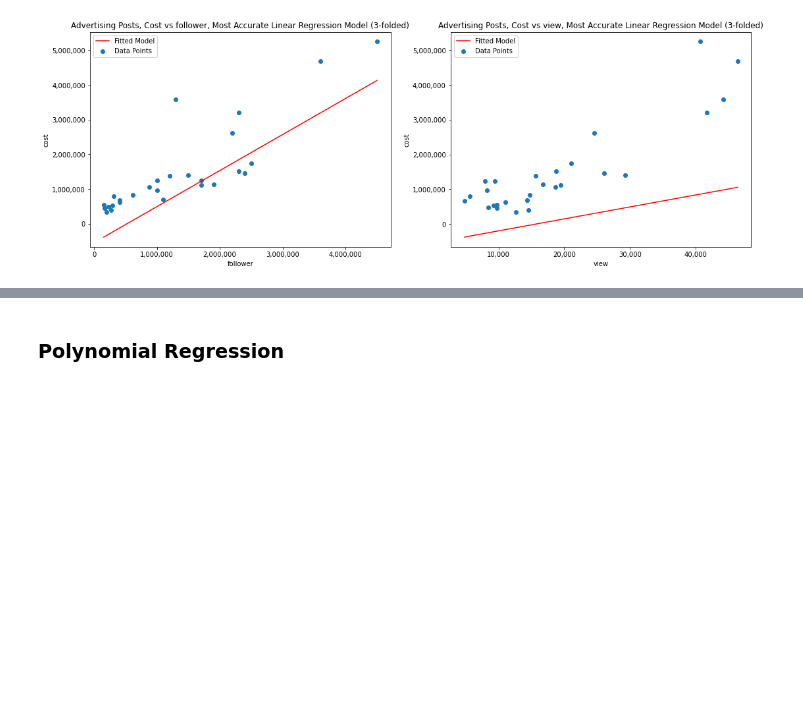
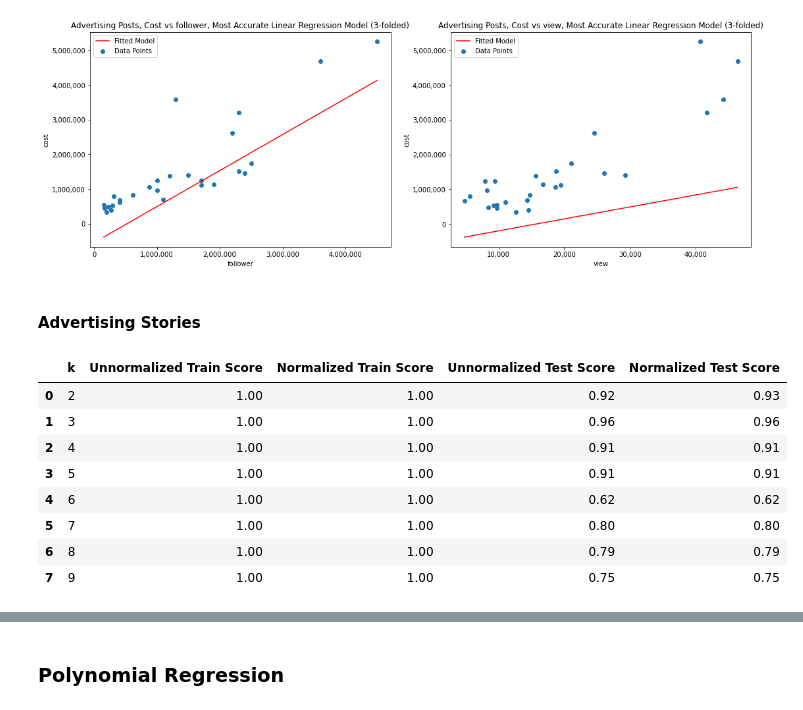
Before and after one commit to SimplyRamin/Pull-Up-Campaign-Analysis, a Jupyter notebook: Modeling.ipynb, the cells around one changed output, grey strips where cells are left out. Cells and saved outputs as stored; diff of their text form; code cells hidden in the pictures; blank space fills up the shorter version.

```diff
--- a/Modeling.ipynb
+++ b/Modeling.ipynb
@@ -178,3 +179,5 @@ for ax, feature in zip(axs, feature_lst):
 plt.show()
 # %% [output]
 [figure]
+# %% [markdown]
+#### Advertising Stories
@@ -180,0 +188,43 @@ plt.show()
+# %%
+temp_lst = []
+for i in tqdm(range(2, 10)):
+    kf = KFold(n_splits = i)
+    for train_index, test_index in kf.split(ad_story_x):
+        X_train, X_test = ad_story_x[train_index], ad_story_x[test_index]
+        y_train, y_test = ad_story_y[train_index], ad_story_y[test_index]
+        reg_lr_unnormalize = LinearRegression()
+        reg_lr_normalize = LinearRegression(normalize=True)
+        reg_lr_unnormalize.fit(X_train, y_train)
+        reg_lr_normalize.fit(X_train, y_train)
+        temp_lst2 = []
+        temp_lst2.append(i)
+        temp_lst2.append(reg_lr_unnormalize.score(X_train, y_train))
+        temp_lst2.append(reg_lr_normalize.score(X_train, y_train))
+        temp_lst2.append(reg_lr_unnormalize.score(X_test, y_test))
+        temp_lst2.append(reg_lr_normalize.score(X_test, y_test))
+        temp_lst.append(temp_lst2)
+
+temp_df = pd.DataFrame(temp_lst, columns=['k', 'Unnormalized Train Score', 'Normalized Train Score', 'Unnormalized Test Score', 'Normalized Test Score'])
+
+temp_lst = []
+for k in range(2, 10):
+    temp_lst2 = []
+    temp_lst2.append(k)
+    temp_lst2.append(np.round(np.mean(temp_df[(temp_df['k'] == k)]['Unnormalized Train Score']), decimals=4))
+    temp_lst2.append(np.round(np.mean(temp_df[(temp_df['k'] == k)]['Normalized Train Score']), decimals=4))
+    temp_lst2.append(np.round(np.mean(temp_df[(temp_df['k'] == k)]['Unnormalized Test Score']), decimals=4))
+    temp_lst2.append(np.round(np.mean(temp_df[(temp_df['k'] == k)]['Normalized Test Score']), decimals=4))
+    temp_lst.append(temp_lst2)
+
+reg_lr_eval_df = pd.DataFrame(temp_lst, columns=['k', 'Unnormalized Train Score', 'Normalized Train Score', 'Unnormalized Test Score', 'Normalized Test Score'])
+reg_lr_eval_df
+# %% [output]
+|  | k | Unnormalized Train Score | Normalized Train Score | Unnormalized Test Score | Normalized Test Score |
+| 0 | 2 | 1.00 | 1.00 | 0.92 | 0.93 |
+| 1 | 3 | 1.00 | 1.00 | 0.96 | 0.96 |
+| 2 | 4 | 1.00 | 1.00 | 0.91 | 0.91 |
+| 3 | 5 | 1.00 | 1.00 | 0.91 | 0.91 |
+| 4 | 6 | 1.00 | 1.00 | 0.62 | 0.62 |
+| 5 | 7 | 1.00 | 1.00 | 0.80 | 0.80 |
+| 6 | 8 | 1.00 | 1.00 | 0.79 | 0.79 |
+| 7 | 9 | 1.00 | 1.00 | 0.75 | 0.75 |
```
Also changed, not shown: parts of 6 cells of this notebook.
